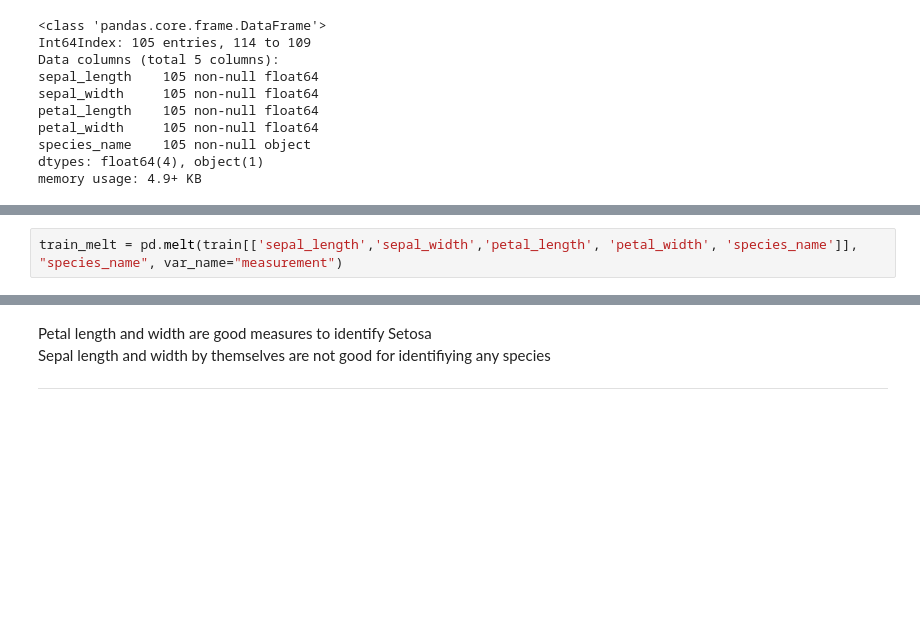
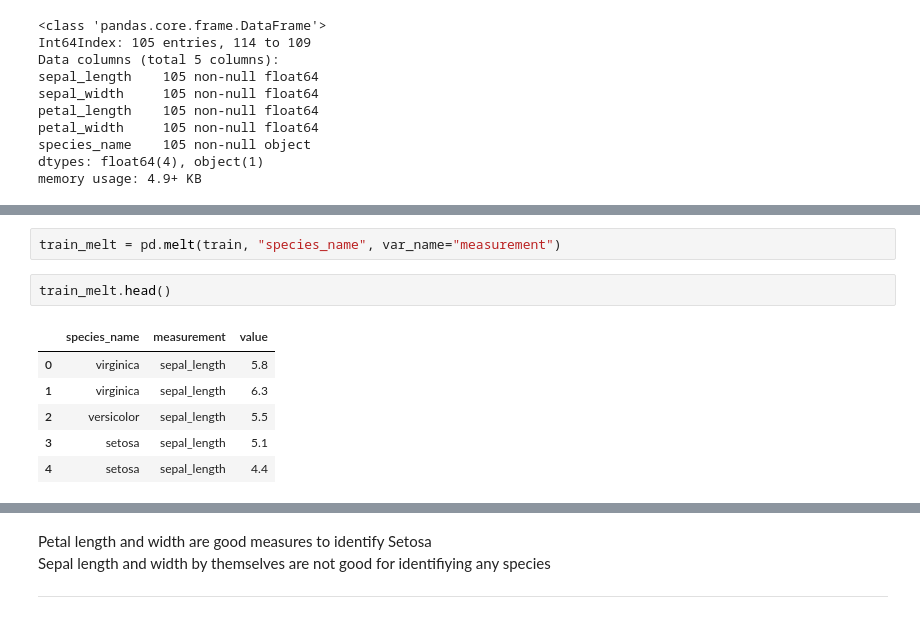
Before and after one commit to ravinder79/classification, a Jupyter notebook: classification_exercises.ipynb, the cells around one changed output, grey strips where cells are left out. Cells and saved outputs as stored; diff of their text form; blank space fills up the shorter version.

```diff
--- a/classification_exercises.ipynb
+++ b/classification_exercises.ipynb
@@ -507,5 +536,14 @@ memory usage: 4.9+ KB
 # %%
-train_melt = pd.melt(train[['sepal_length','sepal_width','petal_length', 'petal_width', 'species_name']], "species_name", var_name="measurement")
+train_melt = pd.melt(train, "species_name", var_name="measurement")
+# %%
+train_melt.head()
+# %% [output]
+|  | species_name | measurement | value |
+| 0 | virginica | sepal_length | 5.8 |
+| 1 | virginica | sepal_length | 6.3 |
+| 2 | versicolor | sepal_length | 5.5 |
+| 3 | setosa | sepal_length | 5.1 |
+| 4 | setosa | sepal_length | 4.4 |
 # %%
 plt.figure(figsize=(8,6))
 # Draw a categorical scatterplot to show each observation
```
Also changed, not shown: parts of 4 cells of this notebook.
